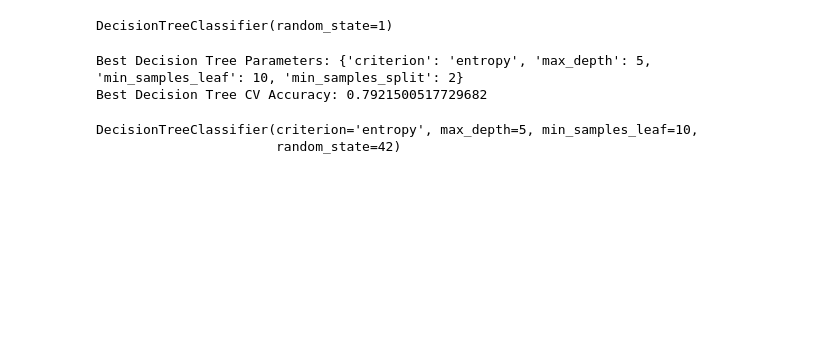
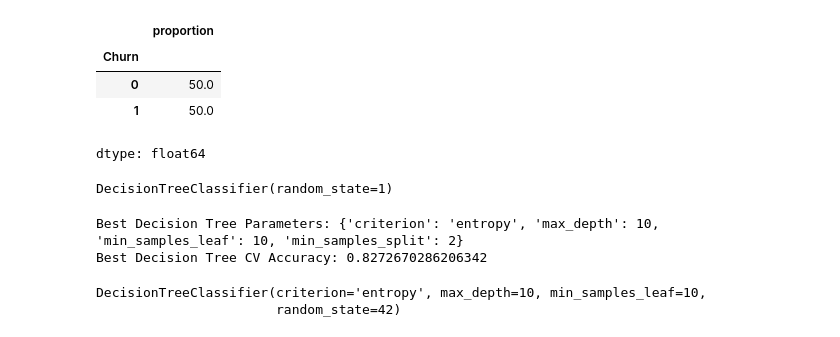
Before and after one commit to viduliyanage7/ML-CW, a Jupyter notebook: cw.ipynb, the cells around one changed output. Cells and saved outputs as stored; diff of their text form; code cells hidden in the pictures; blank space fills up the shorter version.

```diff
--- a/cw.ipynb
+++ b/cw.ipynb
@@ -103,7 +47,6 @@ X_cat = encoder.fit_transform(df[categorical_features]).toarray()
 X_num = df[numeric_features].values
 
 X_processed = np.hstack([X_num, X_cat])
-y = df['Churn']
 # %%
 #test train split
 from sklearn.model_selection import train_test_split
@@ -111,6 +54,20 @@ from sklearn.model_selection import train_test_split
 X_train, X_test, y_train, y_test = train_test_split(
     X_processed, y, test_size=0.2, random_state=42, stratify=y
 )
+# %%
+from imblearn.over_sampling import SMOTE
+
+smote = SMOTE(random_state=42)
+X_train_res, y_train_res = smote.fit_resample(X_train, y_train)
+# %%
+#check the dataset again for any imbalance
+pd.Series(y_train_res).value_counts(normalize=True) * 100
+# %% [output]
+|  | proportion |
+| Churn |  |
+| 0 | 50.0 |
+| 1 | 50.0 |
+dtype: float64
 # %%
 #build decision tree
 from sklearn.tree import DecisionTreeClassifier
@@ -140,19 +97,19 @@ dt_grid = GridSearchCV(
     n_jobs=-1
 )
 
-dt_grid.fit(X_train, y_train)
+dt_grid.fit(X_train_res, y_train_res)
 
 print("Best Decision Tree Parameters:", dt_grid.best_params_)
 print("Best Decision Tree CV Accuracy:", dt_grid.best_score_)
 # %% [output]
-Best Decision Tree Parameters: {'criterion': 'entropy', 'max_depth': 5, 'min_samples_leaf': 10, 'min_samples_split': 2}
-Best Decision Tree CV Accuracy: 0.7921500517729682
+Best Decision Tree Parameters: {'criterion': 'entropy', 'max_depth': 10, 'min_samples_leaf': 10, 'min_samples_split': 2}
+Best Decision Tree CV Accuracy: 0.8272670286206342
 # %%
 #train
 best_dt = dt_grid.best_estimator_
-best_dt.fit(X_train, y_train)
+best_dt.fit(X_train_res, y_train_res)
 # %% [output]
-DecisionTreeClassifier(criterion='entropy', max_depth=5, min_samples_leaf=10,
+DecisionTreeClassifier(criterion='entropy', max_depth=10, min_samples_leaf=10,
                        random_state=42)
 # %%
 #evaluation
```
Also changed, not shown: parts of 24 cells of this notebook.
